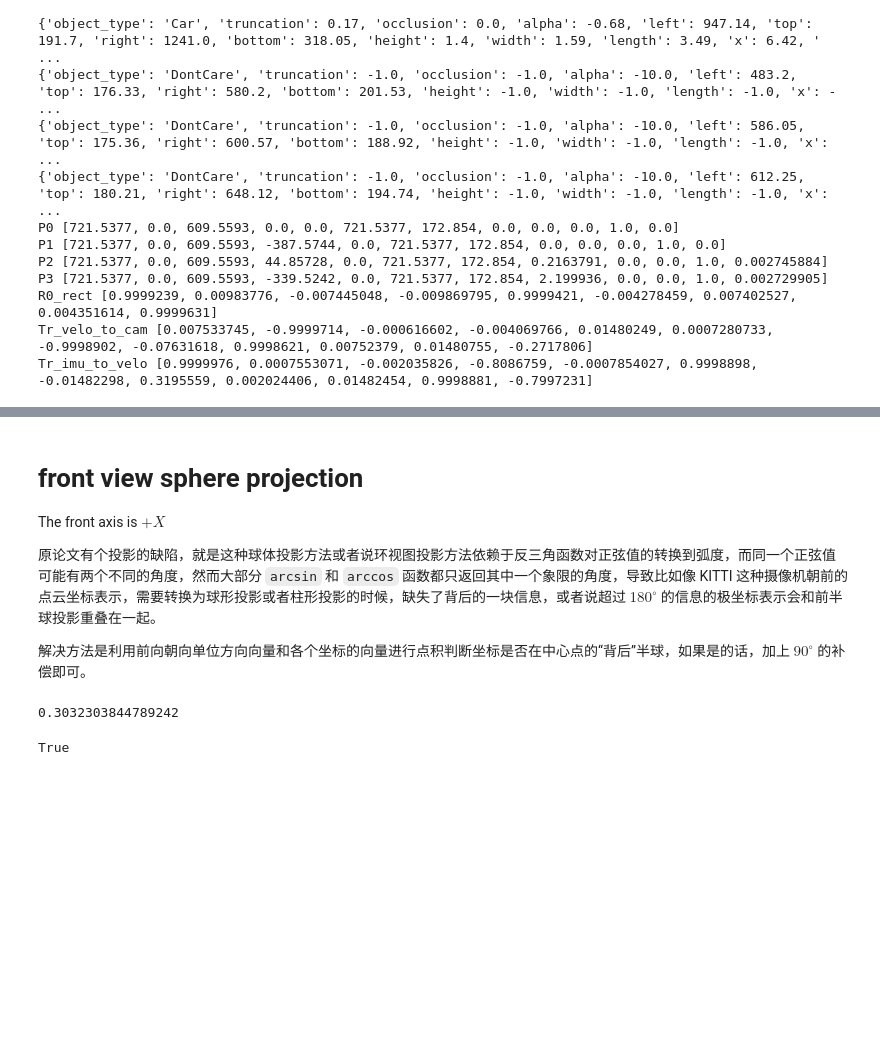
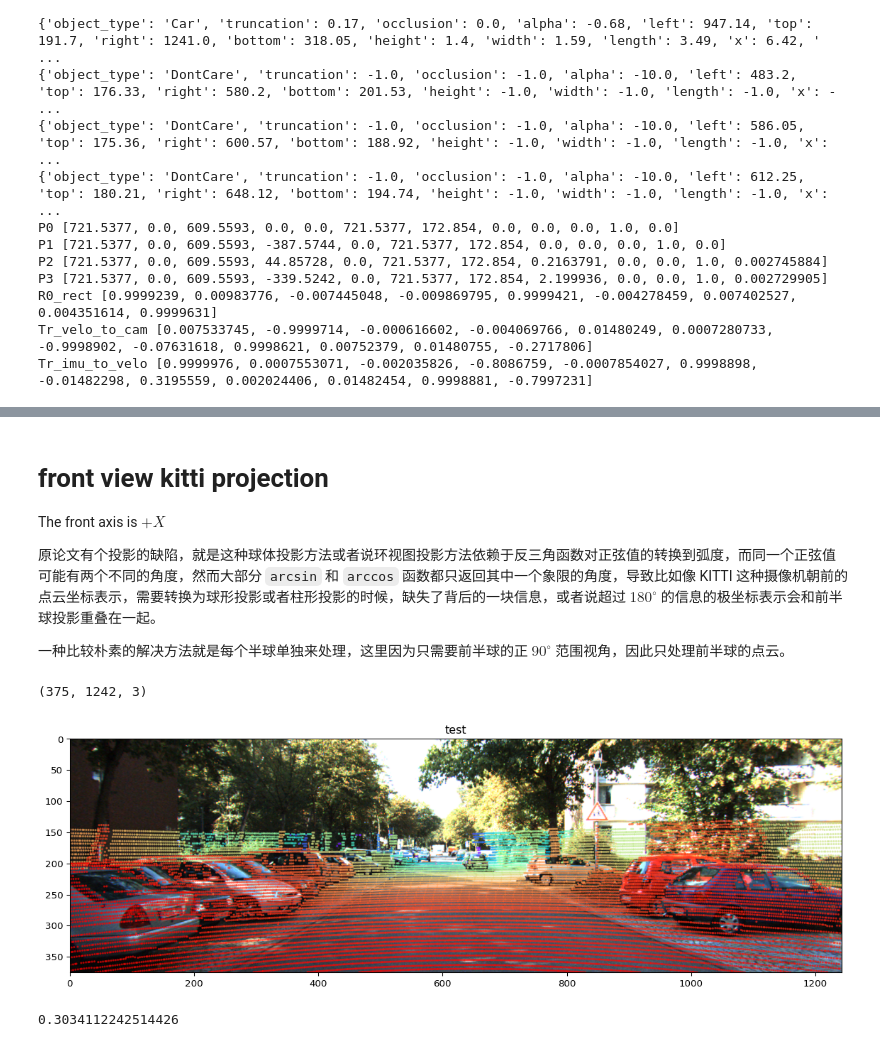
Before and after one commit to ChenXinXuTUSC/kittiobj3dtest, a Jupyter notebook: kitiiobj3d.ipynb, the cells around one changed output, grey strips where cells are left out. Saved outputs shown, nothing was run; the diff lists cells and outputs as text; code cells hidden in the pictures; blank space fills up the shorter version.

Commit message:
feat: kitti lidar remap to color image P2

```diff
--- a/kitiiobj3d.ipynb
+++ b/kitiiobj3d.ipynb
@@ -35,8 +19,14 @@ def save_pcd(points: np.ndarray, colors: np.ndarray=None, ds_size: float=0.05, o
 # %%
 sample_index = "004369"
 # %%
-lidar_pt = read_lidar_info(f"data/training/velodyne/{sample_index}.bin")
+lidar_pt = read_kitti_lidar_bin(f"data/training/velodyne/{sample_index}.bin")
 print(lidar_pt)
+save_pcd(
+    lidar_pt[:, :3],
+    np.ones((len(lidar_pt), 3)) * lidar_pt[:, 3].reshape((-1, 1)),
+    0.05,
+    "sample"
+)
 # %% [output]
 [[35.11199951  4.33099985  1.40499997  0.        ]
  [78.68599701  9.98900032  2.89100003  0.        ]
@@ -257,26 +180,69 @@ Green dots represent the center of the bottom of the bounding box, red dots repr
 
 这里为了得到原标注文件的分割区域的可视化，花了不少功夫理解 KITTI 的相继坐标系之间的转换。原来旋转矩阵和坐标系变换矩阵并没有什么差别，是同一种仿射变换的不同称呼而一，毕竟旋转了之后的坐标其实就是用旋转后的坐标系（转换到的新坐标系）去表示原来的点而已。
 # %% [markdown]
-# front view sphere projection
+# front view kitti projection
 
 The front axis is $+X$
 
 原论文有个投影的缺陷，就是这种球体投影方法或者说环视图投影方法依赖于反三角函数对正弦值的转换到弧度，而同一个正弦值可能有两个不同的角度，然而大部分 `arcsin` 和 `arccos` 函数都只返回其中一个象限的角度，导致比如像 KITTI 这种摄像机朝前的点云坐标表示，需要转换为球形投影或者柱形投影的时候，缺失了背后的一块信息，或者说超过 $180^\circ$ 的信息的极坐标表示会和前半球投影重叠在一起。
 
-解决方法是利用前向朝向单位方向向量和各个坐标的向量进行点积判断坐标是否在中心点的“背后”半球，如果是的话，加上 $90^\circ$ 的补偿即可。
+一种比较朴素的解决方法就是每个半球单独来处理，这里因为只需要前半球的正 $90^\circ$ 范围视角，因此只处理前半球的点云。
+# %%
+# https://github.com/azureology/kitti-velo2cam/blob/master/proj_velo2cam.py
+
+import matplotlib.image
+
+
+P2 = np.array(calib_info.P2).reshape((3, 4))
+R0 = np.array(calib_info.R0_rect).reshape((3, 3))
+TR = np.array(calib_info.Tr_velo_to_cam).reshape((3, 4))
+
+# convert to homogeneous coordinates
+R0 = np.pad(R0, ((0, 1), (0, 1)), mode="constant", constant_values=0)
+R0[3][3] = 1
+TR = np.pad(TR, ((0, 1), (0, 0)), mode="constant", constant_values=0)
+TR[3][3] = 1
+
+points_4xn = np.hstack([points, np.ones((points.shape[0], 1))]).T
+
+cam = (P2 @ R0 @ TR @ points_4xn)
+cam[:2] /= cam[2, :]
+cam = np.delete(cam,np.where(cam[2,:]<0),axis=1)
+
+png = matplotlib.image.imread("data/training/image_2/004369.png")
+IMG_H, IMG_W, _ = png.shape # row, column, _
+print(png.shape)
+
+plt.figure(figsize=(12,5),dpi=96,tight_layout=True)
+
+# restrict canvas in range
+plt.axis([0,IMG_W,IMG_H,0])
+plt.imshow(png)
+
+u, v, z = cam
+u_out = np.logical_or(u < 0, u > IMG_W)
+v_out = np.logical_or(v < 0, v > IMG_H)
+outlier = np.logical_or(u_out, v_out)
+cam = np.delete(cam, np.where(outlier), axis=1)
+# generate color map from depth
+u, v, z = cam
+
+plt.scatter([u], [v], c=[z], cmap='rainbow_r',alpha=0.5,s=2)
+plt.title("test")
+plt.show()
+# %% [output]
+(375, 1242, 3)
+[figure, added]
 # %%
-mask = points[:, 1] / np.linalg.norm(points[:, :2], axis=1)
-mask = (mask > -(np.pi / 4)) & (mask < +(np.pi / 4)) & (points[:, 0] > 0)
-print(mask.astype(np.int32).sum() / len(points))
+front_mask = points[:, 1] / np.linalg.norm(points[:, :2], axis=1)
+front_mask = (front_mask > -(np.pi / 4)) & (front_mask < +(np.pi / 4)) & (points[:, 0] > 0) # 前半球方向向量和正朝向向量夹角小于45度的点
+print(front_mask.astype(np.int32).sum() / len(points))
+save_pcd(
+    points[front_mask],
+    colors[front_mask],
+    out_name="front"
+)
 # %% [output]
-0.3032303844789242
+0.3034112242514426
-# %%
-pcd = o3d.geometry.PointCloud()
-pcd.points = o3d.utility.Vector3dVector(points[mask])
-pcd.colors = o3d.utility.Vector3dVector(colors[mask])
-pcd_ds = pcd.voxel_down_sample(0.05)
-o3d.io.write_point_cloud("data/output/front.ply", pcd_ds)
-# %% [output]
-True
 # %%
 # compute sphere coordinate
```
Also changed, not shown: parts of 11 cells of this notebook, 6 other files.
